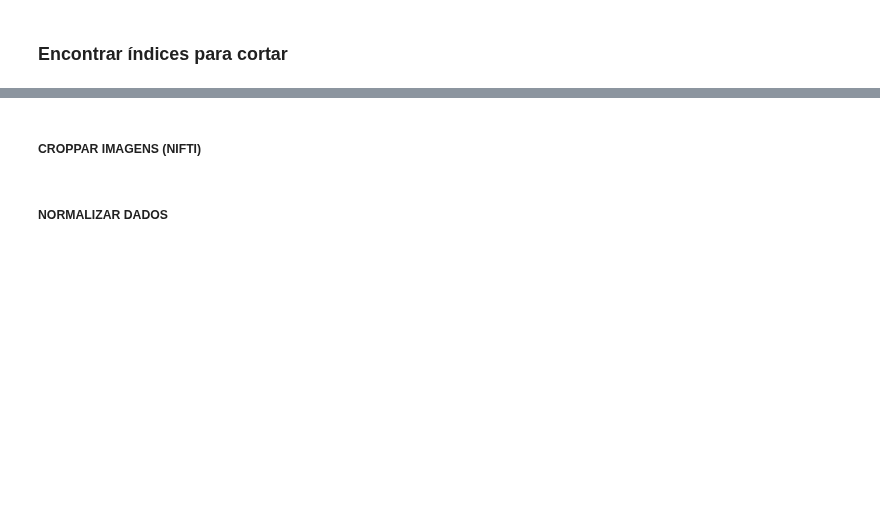
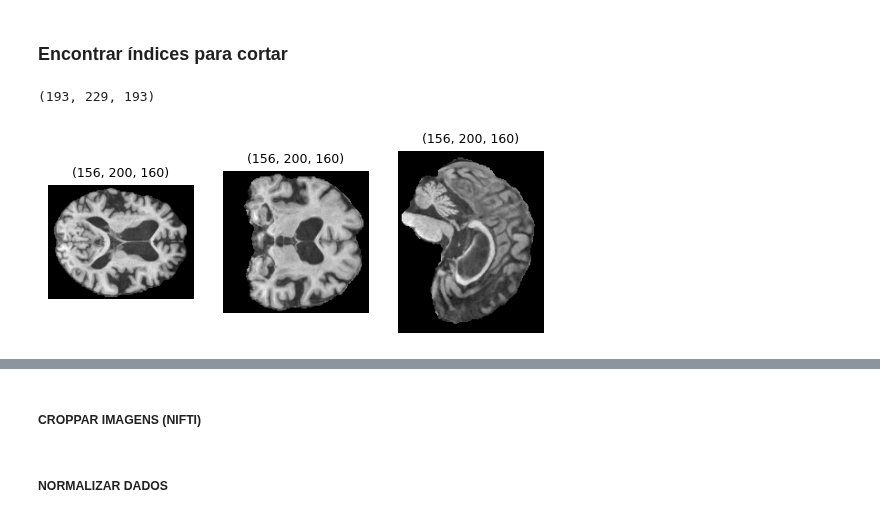
Before and after one commit to brunopmont/Alzheimer-CNN-Detection, a Jupyter notebook: pre_processing/final_preprocessing.ipynb, the cells around one changed output, grey strips where cells are left out. Drawn from its saved outputs; the diff is of its cells as text; code cells hidden in the pictures; blank space fills up the shorter version.

```diff
--- a/pre_processing/final_preprocessing.ipynb
+++ b/pre_processing/final_preprocessing.ipynb
@@ -205,9 +182,0 @@ plot_views_uniforme_final(oasis_post, "oasis_pos_normalização e wins")
-# %%
-oasis_pre = nib.load(oasis_names_pre[8]).get_fdata()
-oasis_post = nib.load(oasis_names_post[8]).get_fdata()
-
-metricas_imagem(oasis_pre, "oasis_pre_normalização e wins")
-metricas_imagem(oasis_post, "oasis_pos_normalização e wins")
-
-plot_views_uniforme_final(oasis_pre, "oasis_pre_normalização e wins")
-plot_views_uniforme_final(oasis_post, "oasis_pos_normalização e wins")
@@ -299,17 +264,39 @@ plt.imshow(cropped_test_sample[80, :, :], cmap='gray')
 plt.title(cropped_test_sample[80, :, :].shape)
 plt.show()
 # %%
-img_to_crop = nib.load(fsl_names_train[0]).get_fdata()[:, :, :, 0]
+img_to_crop = nib.load(pre_processing_paths[0]).get_fdata()[:, :, :]
 print(img_to_crop.shape)
+# %% [output]
+(193, 229, 193)
+# %%
+def plot_normal(img):
+    figure, axs = plt.subplots(1, 3)
+
+    axs[0].imshow(img[:, :, img.shape[2]//2], cmap='gray')
+    axs[0].set_title(f"{img.shape}", fontsize=9)
+    axs[0].set_axis_off()
+
+    axs[1].imshow(img[:, img.shape[1]//2, :], cmap='gray')
+    axs[1].set_title(f"{img.shape}", fontsize=9)
+    axs[1].set_axis_off()
+
+    axs[2].imshow(img[img.shape[0]//2, :,  :], cmap='gray')
+    axs[2].set_title(f"{img.shape}", fontsize=9)
+    axs[2].set_axis_off()
+
+    plt.show()
 # %%
-x1, x2 = 10, 166
-y1, y2 = 10, 205
-z1, z2 = 0, 160
+img_path = "/mnt/c/Users/Bruno/Desktop/IANS/ADNI/ADNI_3_4_PROCESSED/test/ad"
+img_to_crop = nib.load(f"{img_path}/{os.listdir(img_path)[0]}").get_fdata()
 
-# plt.imshow(img_to_crop[x1:x2, y1:y2, 88])
-# plt.title(img_to_crop[x1:x2, y1:y2, z1:z2].shape)
+x1, x2 = 19, 175 #axial esquerda para direita (ao longo do temporal/parietal)
+y1, y2 = 14, 214 #axial ocipital para frontal
+z1, z2 = 12, 172
+# 156, 195, 160
 
-plot_views_uniforme_final(img_to_crop, img_to_crop[x1:x2, y1:y2, z1:z2].shape)
+plot_normal(img_to_crop[x1:x2, y1:y2, z1:z2])
 
 #adni novo -> 156, 195, 160
 plt.show()
+# %% [output]
+[figure, added]
```
Also changed, not shown: parts of 9 cells of this notebook, 11 other files.
